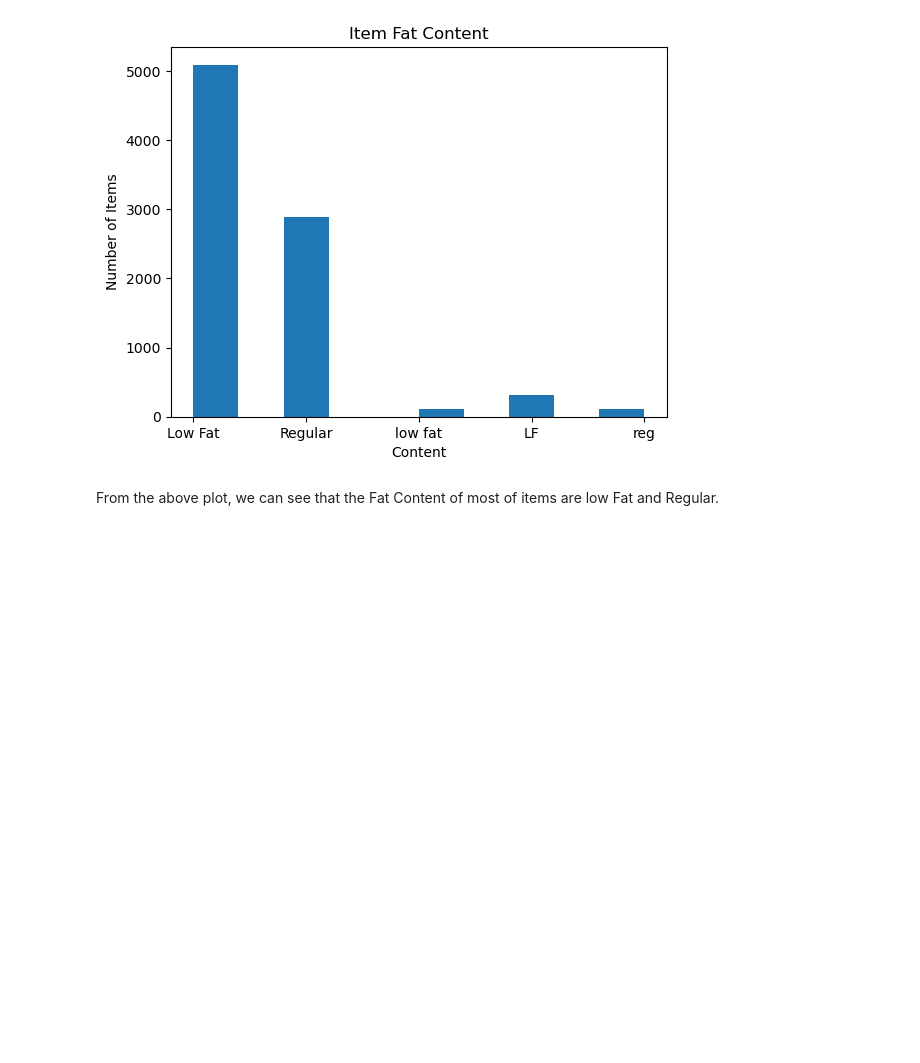
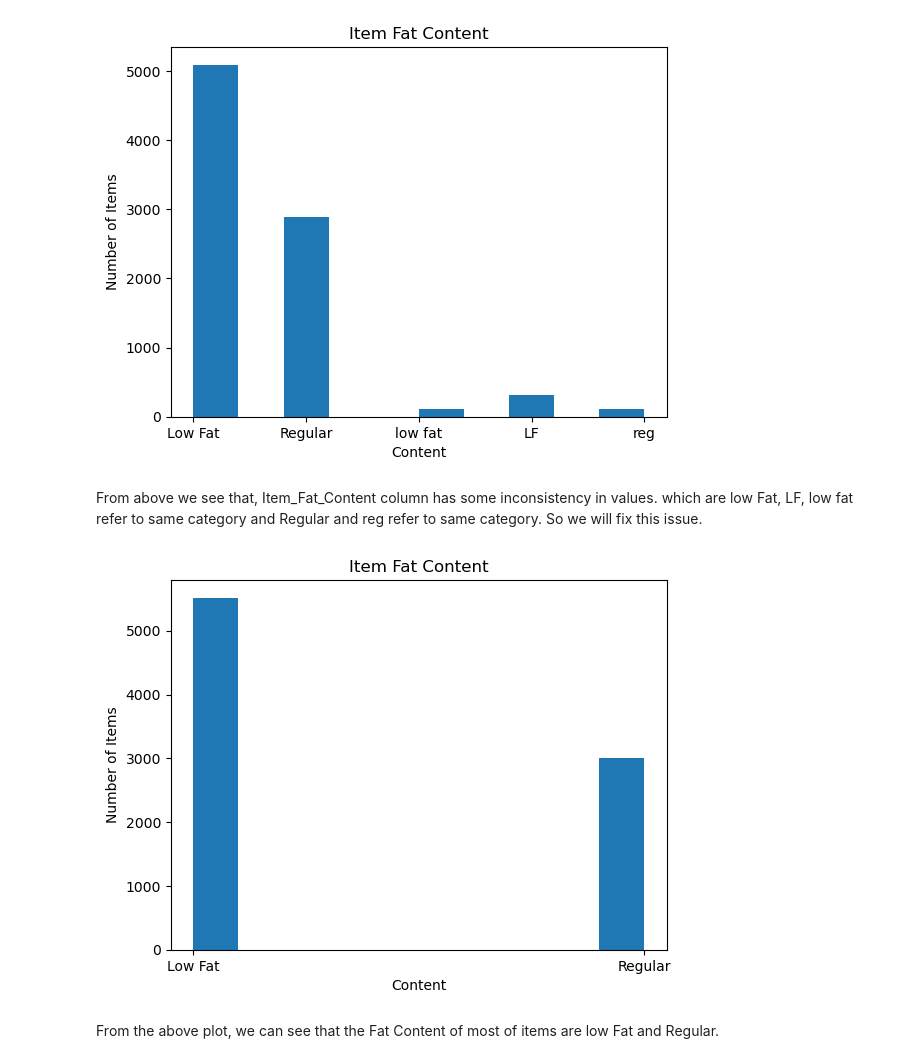
Before and after one commit to Technocolabs100/BigMart-Data-Analysis-and-Prediction, a Jupyter notebook: Mahmoud_Khaled_mahmoud.khaled12245@gmail.com.ipynb, the cells around one changed output. Drawn from its saved outputs; the diff is of its cells as text; code cells hidden in the pictures; blank space fills up the shorter version.

Commit message:
finish the univaritate analysis for all columns

```diff
--- a/Mahmoud_Khaled_mahmoud.khaled12245@gmail.com.ipynb
+++ b/Mahmoud_Khaled_mahmoud.khaled12245@gmail.com.ipynb
@@ -123,6 +133,27 @@ class HistogramPlotter():
         plt.ylabel(ylabel)
         plt.grid(False)
         plt.show()
+
+    def plot_displot(self, data, column_name, title, xlabel, ylabel):
+        """
+        This function plots a displot for a given column in a given data frame
+
+        Parameters:
+        data (dataframe): the dataframe to be used
+        column_name (string): the name of the column to be plotted
+        title (string): the title of the plot
+        xlabel (string): the label of the x axis
+        ylabel (string): the label of the y axis
+
+        Returns:
+        None
+        """
+        sns.displot(data[column_name], color='r', label='Skewness : %.2f'%(data[column_name].skew()), kde=True)
+        plt.title(title)
+        plt.xlabel(xlabel)
+        plt.ylabel(ylabel)
+        plt.legend()
+        plt.show()
 # %%
 plotter = HistogramPlotter()
 # %%
@@ -153,5 +184,13 @@ From the above plot, we can see that most of items are sell in outlets are snack
 plotter.plot_hist(train_data, "Item_Fat_Content", "Item Fat Content", "Content", "Number of Items")
 # %% [output]
 [figure]
+# %% [markdown]
+From above we see that, Item_Fat_Content column has some inconsistency in values. which are low Fat, LF, low fat refer to same category and Regular and reg refer to same category. So we will fix this issue.
+# %%
+train_data['Item_Fat_Content'] = train_data['Item_Fat_Content'].replace({'LF':'Low Fat', 'reg':'Regular', 'low fat':'Low Fat'})
+# %%
+plotter.plot_hist(train_data, "Item_Fat_Content", "Item Fat Content", "Content", "Number of Items")
+# %% [output]
+[figure, added]
 # %% [markdown]
 From the above plot, we can see that the Fat Content of most of items are low Fat and Regular.
```
Also changed, not shown: parts of 19 cells of this notebook.
